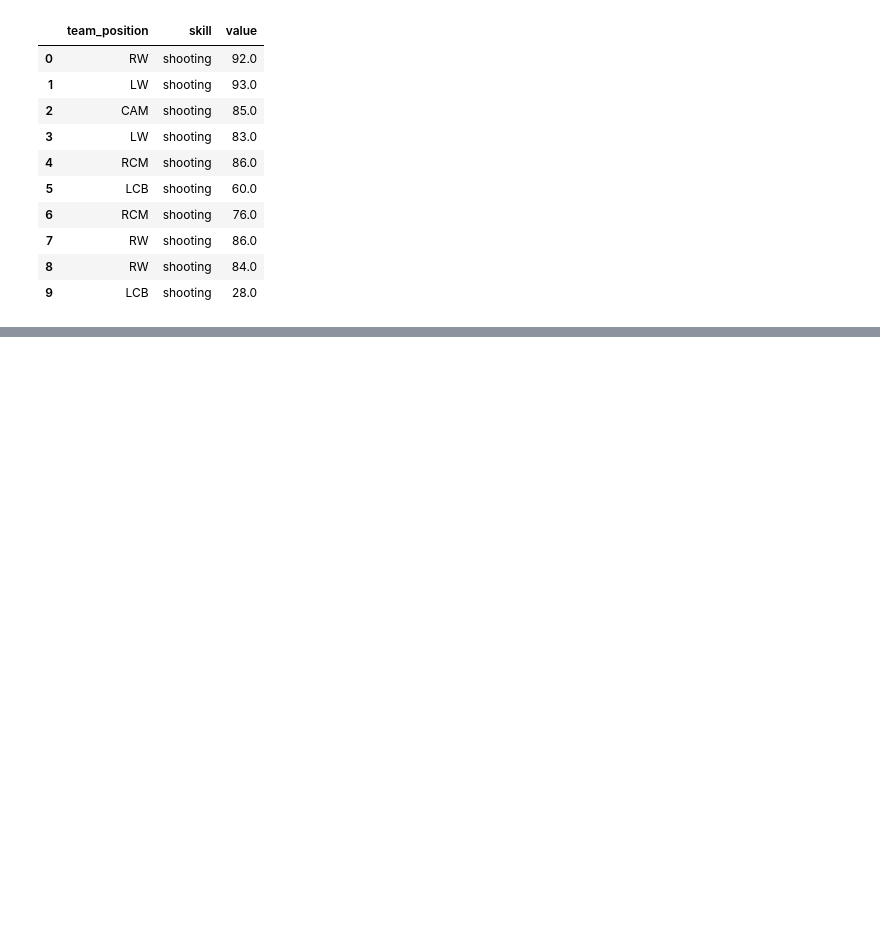
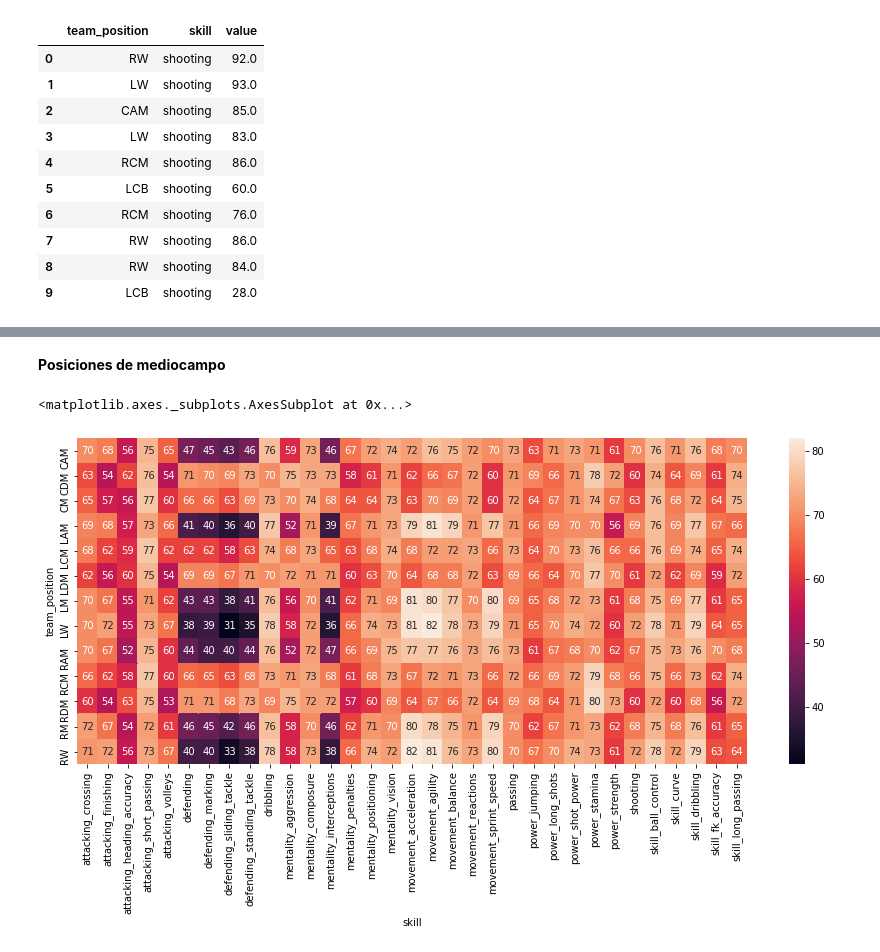
Before and after one commit to Damian981/TP_NO_SUPERVISADO-DIPLODATOS-, a Jupyter notebook: No_Supervisado_práctico_completo.ipynb, the cells around one changed output, grey strips where cells are left out. Cells and saved outputs as stored; diff of their text form; code cells hidden in the pictures; blank space fills up the shorter version.

```diff
--- a/No_Supervisado_práctico_completo.ipynb
+++ b/No_Supervisado_práctico_completo.ipynb
@@ -204,0 +233,9 @@ df_melt = df_melt.groupby(['team_position', 'skill'], as_index=False).mean().ast
+# %% [markdown]
+**Posiciones de mediocampo**
+# %%
+df_def = df_melt[(df_melt["zona"] == "MED")].reset_index().pivot("team_position", "skill", "value")
+plt.figure(figsize=(15,6))
+sns.heatmap(df_def, annot=True)
+# %% [output]
+<matplotlib.axes._subplots.AxesSubplot at 0x...>
+[figure, added]
```
Also changed, not shown: parts of 10 cells of this notebook, 1 other file.
